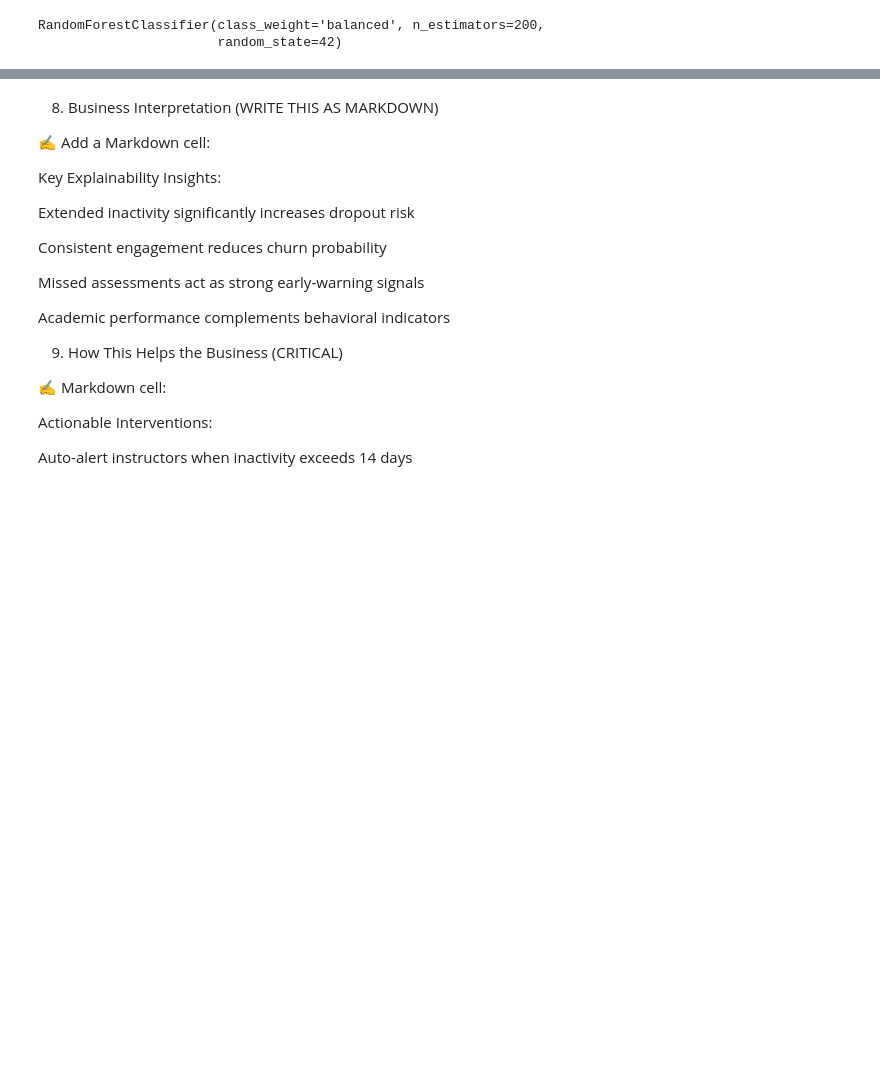
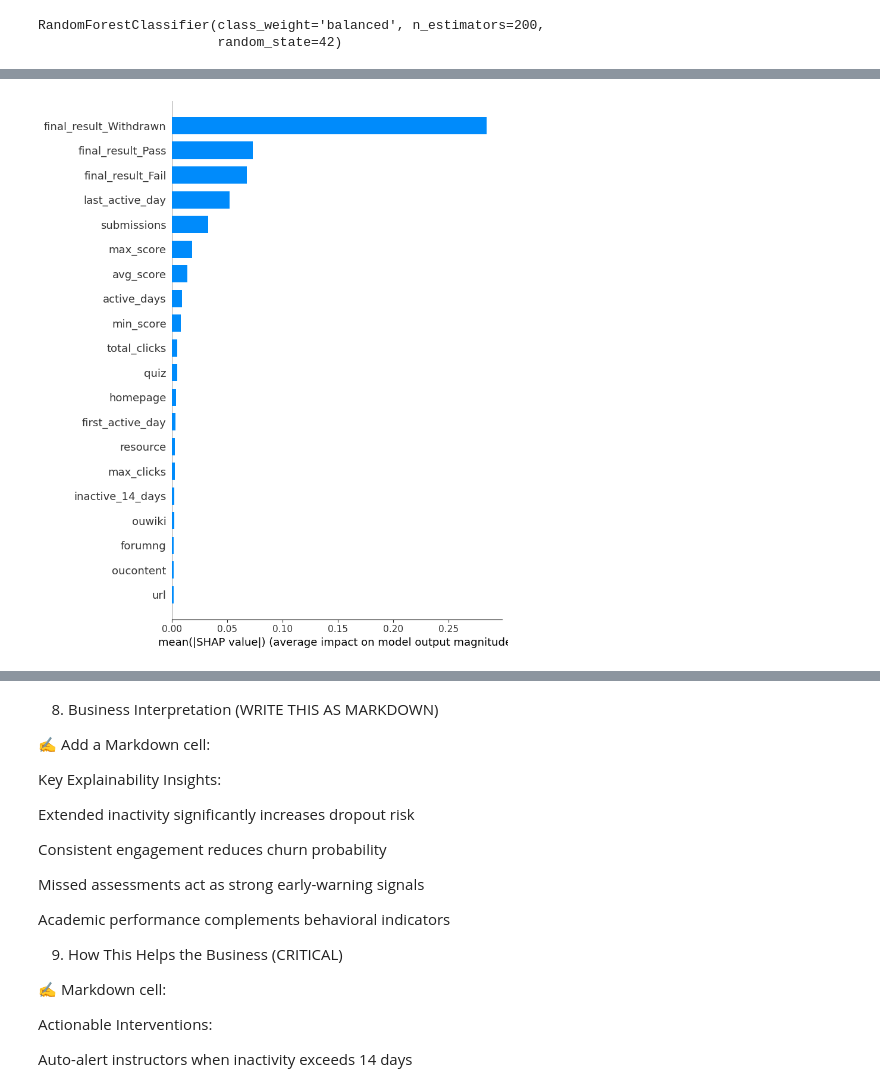
Before and after one commit to tirthch25/EdTech-Student-Churn, a Jupyter notebook: EdTech Student Churn Analytics/notebook/06_model_explainability.ipynb, the cells around one changed output, grey strips where cells are left out. Saved outputs shown, nothing was run; the diff lists cells and outputs as text; code cells hidden in the pictures; blank space fills up the shorter version.

```diff
--- a/EdTech Student Churn Analytics/notebook/06_model_explainability.ipynb
+++ b/EdTech Student Churn Analytics/notebook/06_model_explainability.ipynb
@@ -66,3 +75,12 @@ shap.summary_plot(
+# %%
+#Step 2: Correct Bar Plot (FIXED)
+shap.summary_plot(
+    shap_vals_churn,
+    X_test,
+    plot_type="bar"
+)
+# %% [output]
+[figure, added]
 # %%
 #7. Individual Student Explanation (VERY IMPRESSIVE)
 #7.1 Pick a High-Risk Student
```
Also changed, not shown: parts of 6 cells of this notebook.
